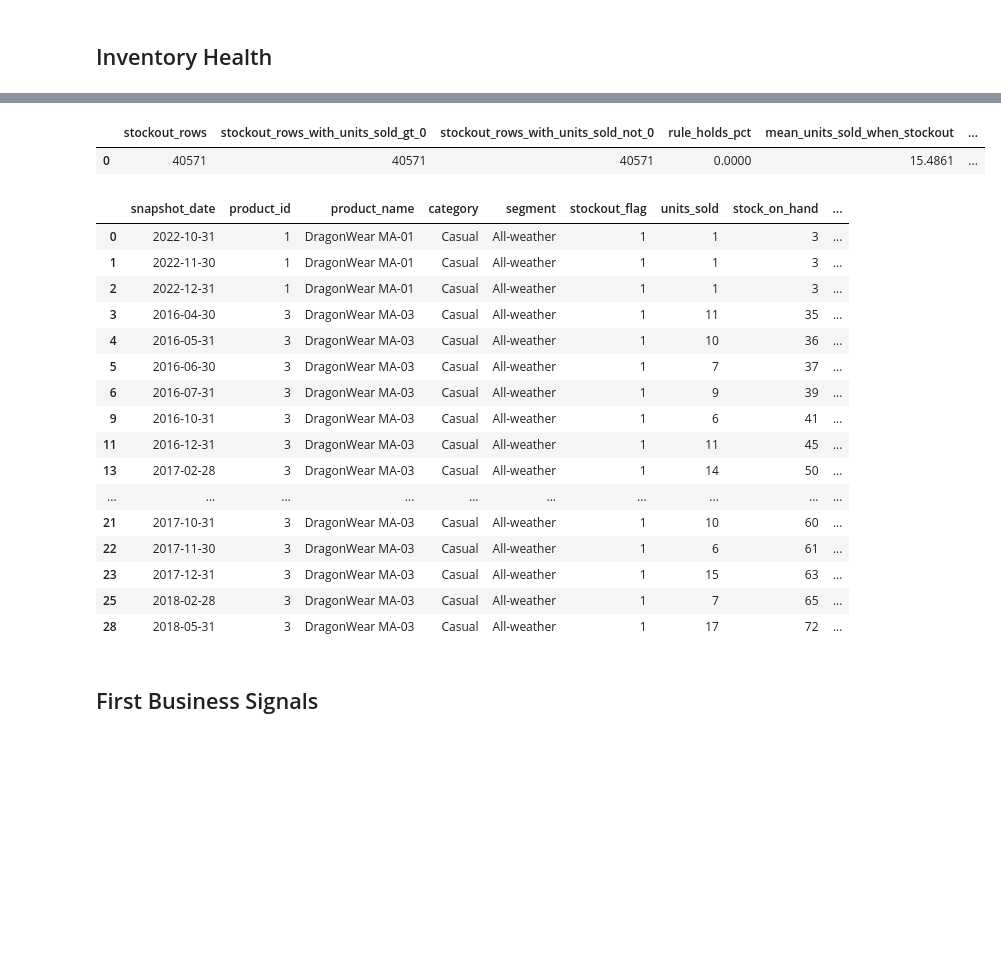
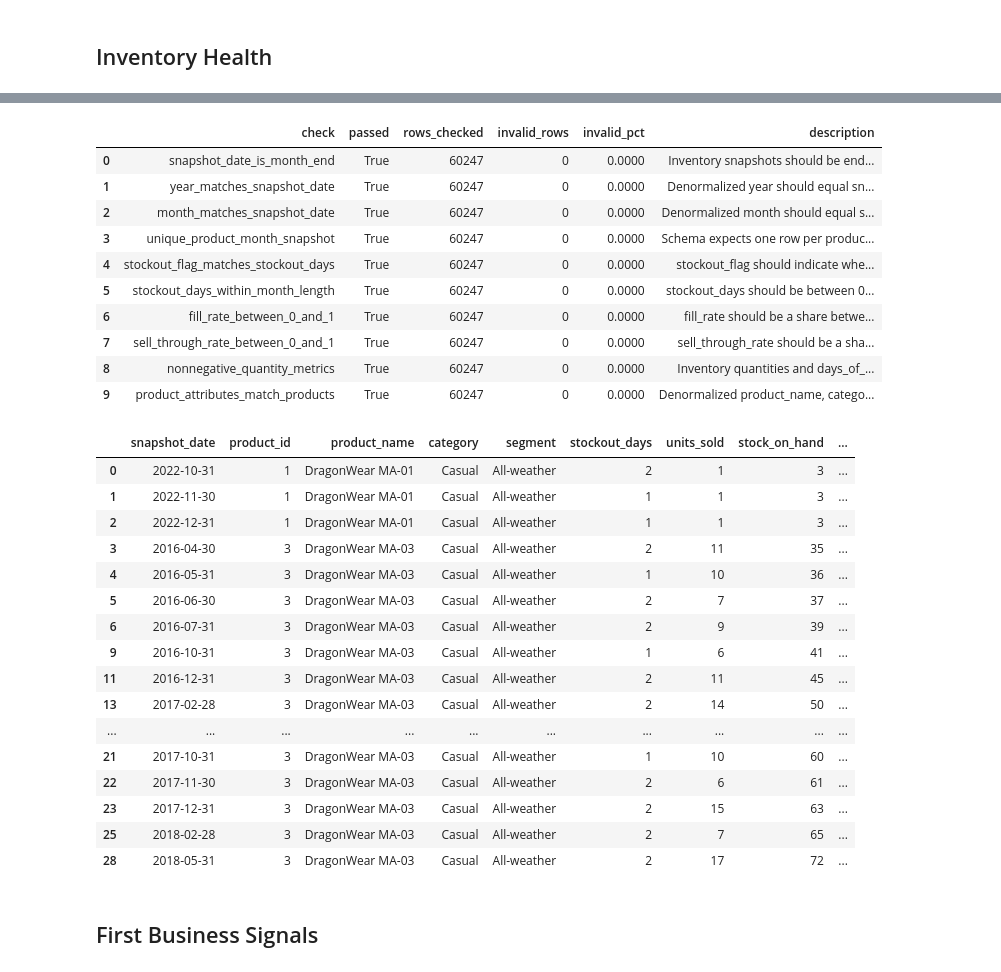
Before and after one commit to NgTHung/DATATHON-2026-r1, a Jupyter notebook: notebooks/02_eda.ipynb, the cells around one changed output, grey strips where cells are left out. Cells and saved outputs as stored; diff of their text form; code cells hidden in the pictures; blank space fills up the shorter version.

Commit message:
feat: update schema.md and update eventory eda

```diff
--- a/notebooks/02_eda.ipynb
+++ b/notebooks/02_eda.ipynb
@@ -369,31 +369,41 @@ stock_status_by_group.sort_values(["stockout_rate", "overstock_rate"], ascending
 # %%
-stockout_units_sold_check = inventory_stockout_units_sold_check(inventory)
-stockout_violations = inventory.loc[
-    inventory["stockout_flag"].astype(bool) & inventory["units_sold"].fillna(0).ne(0),
-    ["snapshot_date", "product_id", "product_name", "category", "segment", "stockout_flag", "units_sold", "stock_on_hand", "fill_rate"],
+products = tables["products"]
+inventory_quality = inventory_schema_quality_checks(inventory, products)
+stockout_examples = inventory.loc[
+    inventory["stockout_flag"].astype(bool),
+    ["snapshot_date", "product_id", "product_name", "category", "segment", "stockout_days", "units_sold", "stock_on_hand", "fill_rate"],
 ]
-display(stockout_units_sold_check)
-stockout_violations.head(20)
+display(inventory_quality)
+stockout_examples.head(20)
 # %% [output]
-|  | stockout_rows | stockout_rows_with_units_sold_gt_0 | stockout_rows_with_units_sold_not_0 | rule_holds_pct | mean_units_sold_when_stockout | ... |
-| 0 | 40571 | 40571 | 40571 | 0.0000 | 15.4861 | ... |
+|  | check | passed | rows_checked | invalid_rows | invalid_pct | description |
+| 0 | snapshot_date_is_month_end | True | 60247 | 0 | 0.0000 | Inventory snapshots should be end... |
+| 1 | year_matches_snapshot_date | True | 60247 | 0 | 0.0000 | Denormalized year should equal sn... |
+| 2 | month_matches_snapshot_date | True | 60247 | 0 | 0.0000 | Denormalized month should equal s... |
+| 3 | unique_product_month_snapshot | True | 60247 | 0 | 0.0000 | Schema expects one row per produc... |
+| 4 | stockout_flag_matches_stockout_days | True | 60247 | 0 | 0.0000 | stockout_flag should indicate whe... |
+| 5 | stockout_days_within_month_length | True | 60247 | 0 | 0.0000 | stockout_days should be between 0... |
+| 6 | fill_rate_between_0_and_1 | True | 60247 | 0 | 0.0000 | fill_rate should be a share betwe... |
+| 7 | sell_through_rate_between_0_and_1 | True | 60247 | 0 | 0.0000 | sell_through_rate should be a sha... |
+| 8 | nonnegative_quantity_metrics | True | 60247 | 0 | 0.0000 | Inventory quantities and days_of_... |
+| 9 | product_attributes_match_products | True | 60247 | 0 | 0.0000 | Denormalized product_name, catego... |
-|  | snapshot_date | product_id | product_name | category | segment | stockout_flag | units_sold | stock_on_hand | ... |
-| 0 | 2022-10-31 | 1 | DragonWear MA-01 | Casual | All-weather | 1 | 1 | 3 | ... |
+|  | snapshot_date | product_id | product_name | category | segment | stockout_days | units_sold | stock_on_hand | ... |
+| 0 | 2022-10-31 | 1 | DragonWear MA-01 | Casual | All-weather | 2 | 1 | 3 | ... |
 | 1 | 2022-11-30 | 1 | DragonWear MA-01 | Casual | All-weather | 1 | 1 | 3 | ... |
 | 2 | 2022-12-31 | 1 | DragonWear MA-01 | Casual | All-weather | 1 | 1 | 3 | ... |
-| 3 | 2016-04-30 | 3 | DragonWear MA-03 | Casual | All-weather | 1 | 11 | 35 | ... |
+| 3 | 2016-04-30 | 3 | DragonWear MA-03 | Casual | All-weather | 2 | 11 | 35 | ... |
 | 4 | 2016-05-31 | 3 | DragonWear MA-03 | Casual | All-weather | 1 | 10 | 36 | ... |
-| 5 | 2016-06-30 | 3 | DragonWear MA-03 | Casual | All-weather | 1 | 7 | 37 | ... |
-| 6 | 2016-07-31 | 3 | DragonWear MA-03 | Casual | All-weather | 1 | 9 | 39 | ... |
+| 5 | 2016-06-30 | 3 | DragonWear MA-03 | Casual | All-weather | 2 | 7 | 37 | ... |
+| 6 | 2016-07-31 | 3 | DragonWear MA-03 | Casual | All-weather | 2 | 9 | 39 | ... |
 | 9 | 2016-10-31 | 3 | DragonWear MA-03 | Casual | All-weather | 1 | 6 | 41 | ... |
-| 11 | 2016-12-31 | 3 | DragonWear MA-03 | Casual | All-weather | 1 | 11 | 45 | ... |
-| 13 | 2017-02-28 | 3 | DragonWear MA-03 | Casual | All-weather | 1 | 14 | 50 | ... |
+| 11 | 2016-12-31 | 3 | DragonWear MA-03 | Casual | All-weather | 2 | 11 | 45 | ... |
+| 13 | 2017-02-28 | 3 | DragonWear MA-03 | Casual | All-weather | 2 | 14 | 50 | ... |
 | ... | ... | ... | ... | ... | ... | ... | ... | ... | ... |
 | 21 | 2017-10-31 | 3 | DragonWear MA-03 | Casual | All-weather | 1 | 10 | 60 | ... |
-| 22 | 2017-11-30 | 3 | DragonWear MA-03 | Casual | All-weather | 1 | 6 | 61 | ... |
-| 23 | 2017-12-31 | 3 | DragonWear MA-03 | Casual | All-weather | 1 | 15 | 63 | ... |
-| 25 | 2018-02-28 | 3 | DragonWear MA-03 | Casual | All-weather | 1 | 7 | 65 | ... |
-| 28 | 2018-05-31 | 3 | DragonWear MA-03 | Casual | All-weather | 1 | 17 | 72 | ... |
+| 22 | 2017-11-30 | 3 | DragonWear MA-03 | Casual | All-weather | 2 | 6 | 61 | ... |
+| 23 | 2017-12-31 | 3 | DragonWear MA-03 | Casual | All-weather | 2 | 15 | 63 | ... |
+| 25 | 2018-02-28 | 3 | DragonWear MA-03 | Casual | All-weather | 2 | 7 | 65 | ... |
+| 28 | 2018-05-31 | 3 | DragonWear MA-03 | Casual | All-weather | 2 | 17 | 72 | ... |
 # %% [markdown]
 ## First Business Signals
 # %%
```
Also changed, not shown: parts of 8 cells of this notebook, 7 other files.
